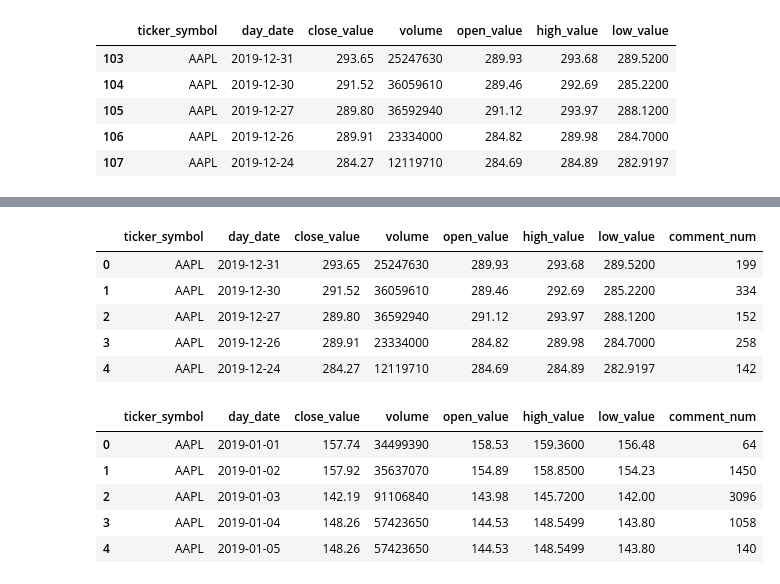
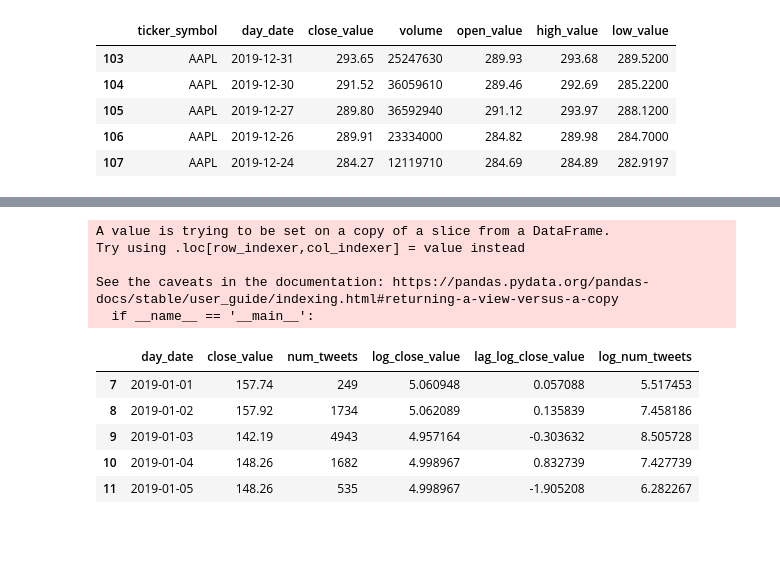
Before and after one commit to dssaenzml/ml703_timeSeriesCausalDiscovery, a Jupyter notebook: Preprocessing.ipynb, the cells around one changed output, grey strips where cells are left out. Saved outputs shown, nothing was run; the diff lists cells and outputs as text; code cells hidden in the pictures; blank space fills up the shorter version.

```diff
--- a/Preprocessing.ipynb
+++ b/Preprocessing.ipynb
@@ -33,0 +60,3 @@ data.head()
+# %%
+columns = ['day_date','num_tweets']
+tweets_final_data = tweets_apple[columns].groupby(["day_date"]).sum()
@@ -34,5 +69,6 @@ data.head()
 # %%
-data = data[data['day_date']>='2019-01-01']
+#taking 2019 prices
+data = data[data['day_date']>='2018-12-25']
 data = data[data['day_date']<='2019-12-31']
 # %%
 #change company here
@@ -98 +91,3 @@ tweets_metrics = tweets_metrics.groupby(["day_date"]).agg({'comment_num':'sum'})
+# %%
+total_data = pd.merge(data,tweets_final_data,on=['day_date'])
 # %%
@@ -112,22 +97,29 @@ tweets_metrics.head()
-# %%
-total_data = pd.merge(data,tweets_metrics,on=['day_date'])
-# %%
-total_data.head()
-# %% [output]
-|  | ticker_symbol | day_date | close_value | volume | open_value | high_value | low_value | comment_num |
-| 0 | AAPL | 2019-12-31 | 293.65 | 25247630 | 289.93 | 293.68 | 289.5200 | 199 |
-| 1 | AAPL | 2019-12-30 | 291.52 | 36059610 | 289.46 | 292.69 | 285.2200 | 334 |
-| 2 | AAPL | 2019-12-27 | 289.80 | 36592940 | 291.12 | 293.97 | 288.1200 | 152 |
-| 3 | AAPL | 2019-12-26 | 289.91 | 23334000 | 284.82 | 289.98 | 284.7000 | 258 |
-| 4 | AAPL | 2019-12-24 | 284.27 | 12119710 | 284.69 | 284.89 | 282.9197 | 142 |
 # %%
 sorted = total_data.sort_values(by=['day_date'],ascending=True)
 sorted = sorted.reset_index(drop=True)
-sorted.head()
+
+
+final_data = sorted[['day_date','close_value','num_tweets']]
+
+lag_days = 7
+
+final_data['log_close_value'] = np.log(final_data['close_value'])
+
+temp = np.diff(final_data['log_close_value'], n=lag_days)
+final_data = final_data[-365:]
+final_data['lag_log_close_value'] = temp[-365:]
+final_data['log_num_tweets'] = np.log(final_data['num_tweets'])
+
+final_data.head()
 # %% [output]
+A value is trying to be set on a copy of a slice from a DataFrame.
+Try using .loc[row_indexer,col_indexer] = value instead
+
+See the caveats in the documentation: https://pandas.pydata.org/pandas-docs/stable/user_guide/indexing.html#returning-a-view-versus-a-copy
+  if __name__ == '__main__':
-|  | ticker_symbol | day_date | close_value | volume | open_value | high_value | low_value | comment_num |
-| 0 | AAPL | 2019-01-01 | 157.74 | 34499390 | 158.53 | 159.3600 | 156.48 | 64 |
-| 1 | AAPL | 2019-01-02 | 157.92 | 35637070 | 154.89 | 158.8500 | 154.23 | 1450 |
-| 2 | AAPL | 2019-01-03 | 142.19 | 91106840 | 143.98 | 145.7200 | 142.00 | 3096 |
-| 3 | AAPL | 2019-01-04 | 148.26 | 57423650 | 144.53 | 148.5499 | 143.80 | 1058 |
-| 4 | AAPL | 2019-01-05 | 148.26 | 57423650 | 144.53 | 148.5499 | 143.80 | 140 |
+|  | day_date | close_value | num_tweets | log_close_value | lag_log_close_value | log_num_tweets |
+| 7 | 2019-01-01 | 157.74 | 249 | 5.060948 | 0.057088 | 5.517453 |
+| 8 | 2019-01-02 | 157.92 | 1734 | 5.062089 | 0.135839 | 7.458186 |
+| 9 | 2019-01-03 | 142.19 | 4943 | 4.957164 | -0.303632 | 8.505728 |
+| 10 | 2019-01-04 | 148.26 | 1682 | 4.998967 | 0.832739 | 7.427739 |
+| 11 | 2019-01-05 | 148.26 | 535 | 4.998967 | -1.905208 | 6.282267 |
```
Also changed, not shown: parts of 34 cells of this notebook.
